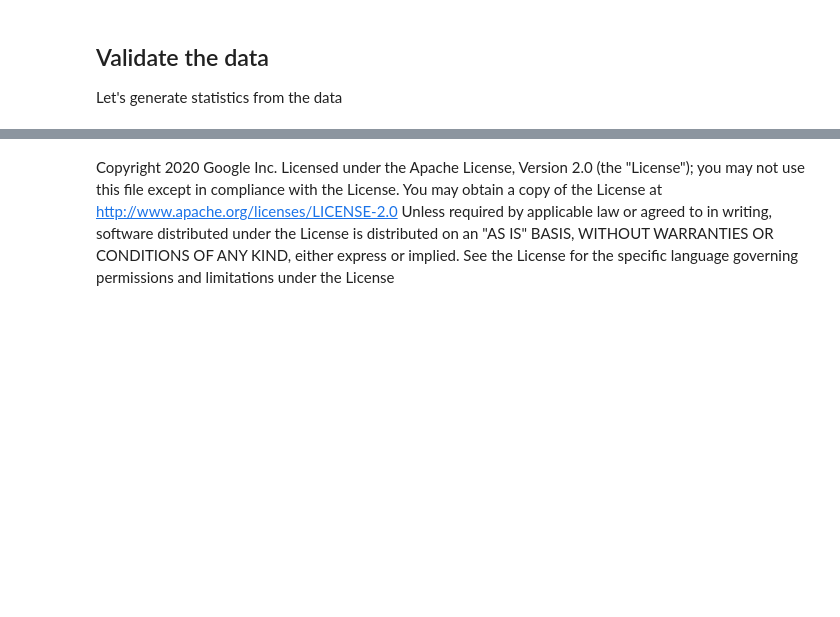
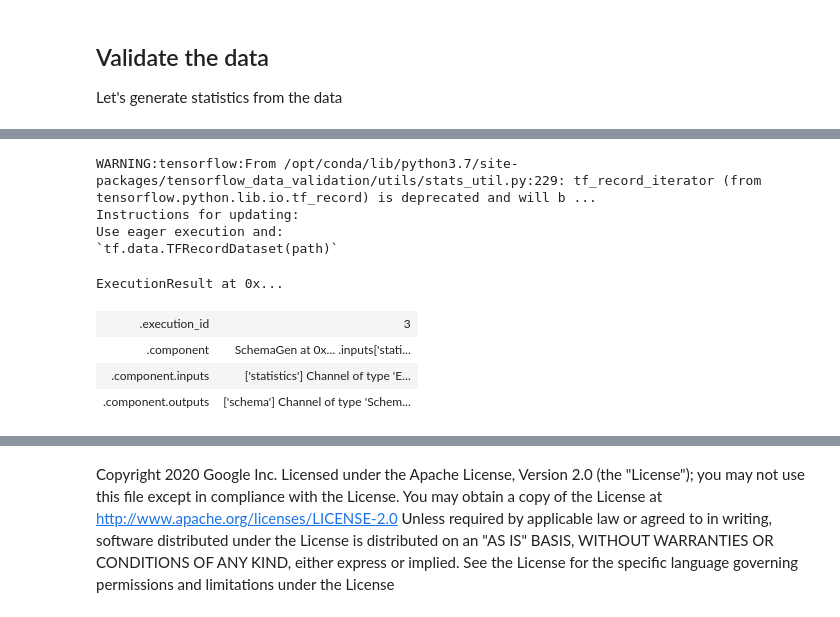
Before and after one commit to GoogleCloudPlatform/ml-design-patterns, a Jupyter notebook: 06_reproducibility/storm_reports/similar_reports.ipynb, the cells around one changed output, grey strips where cells are left out. Drawn from its saved outputs; the diff is of its cells as text; code cells hidden in the pictures; blank space fills up the shorter version.

```diff
--- a/06_reproducibility/storm_reports/similar_reports.ipynb
+++ b/06_reproducibility/storm_reports/similar_reports.ipynb
@@ -217,0 +232,13 @@ AttributeError: module 'tfx_bsl.coders.example_coder' has no attribute 'Examples
+# %%
+## skip_for_export
+context.run(schema_gen, beam_pipeline_args=beam_pipeline_args)
+# %% [output]
+WARNING:tensorflow:From /opt/conda/lib/python3.7/site-packages/tensorflow_data_validation/utils/stats_util.py:229: tf_record_iterator (from tensorflow.python.lib.io.tf_record) is deprecated and will b ...
+Instructions for updating:
+Use eager execution and:
+`tf.data.TFRecordDataset(path)`
+ExecutionResult at 0x...
+| .execution_id | 3 |
+| .component | SchemaGen at 0x... .inputs['stati... |
+| .component.inputs | ['statistics'] Channel of type 'E... |
+| .component.outputs | ['schema'] Channel of type 'Schem... |
```
Also changed, not shown: parts of 20 cells of this notebook.
